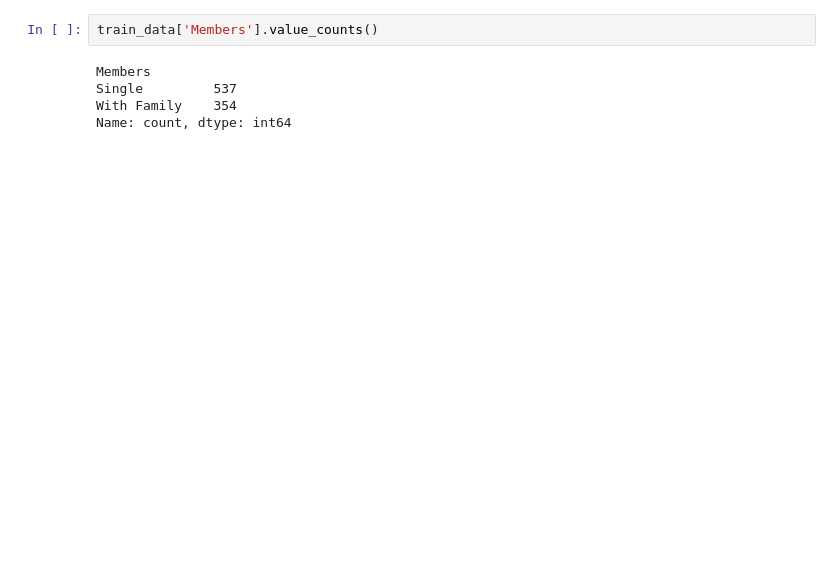
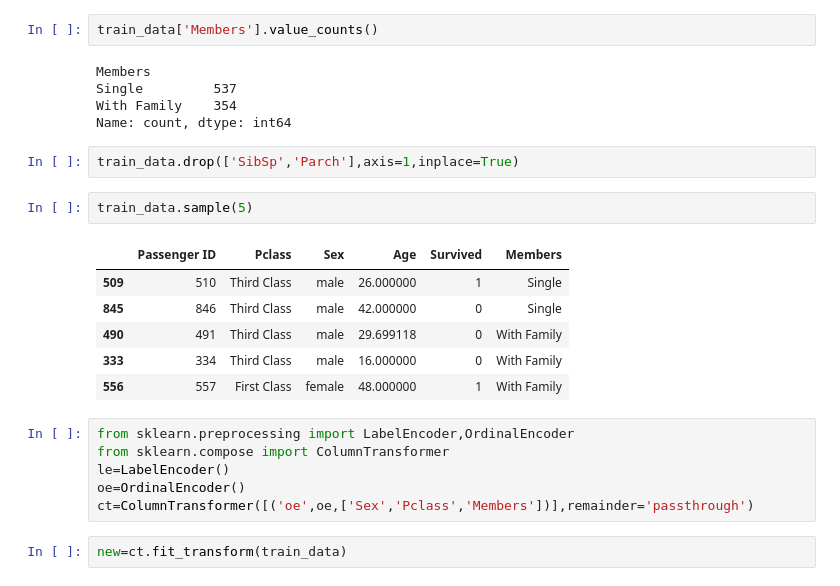
Before and after one commit to ankitg-02/Titanic, a Jupyter notebook: Titanic1.ipynb, the cells around one changed output. Saved outputs shown, nothing was run; the diff lists cells and outputs as text; blank space fills up the shorter version.

```diff
--- a/Titanic1.ipynb
+++ b/Titanic1.ipynb
@@ -282,3 +276,22 @@ Members
 Single         537
 With Family    354
 Name: count, dtype: int64
+# %%
+train_data.drop(['SibSp','Parch'],axis=1,inplace=True)
+# %%
+train_data.sample(5)
+# %% [output]
+|  | Passenger ID | Pclass | Sex | Age | Survived | Members |
+| 509 | 510 | Third Class | male | 26.000000 | 1 | Single |
+| 845 | 846 | Third Class | male | 42.000000 | 0 | Single |
+| 490 | 491 | Third Class | male | 29.699118 | 0 | With Family |
+| 333 | 334 | Third Class | male | 16.000000 | 0 | With Family |
+| 556 | 557 | First Class | female | 48.000000 | 1 | With Family |
+# %%
+from sklearn.preprocessing import LabelEncoder,OrdinalEncoder
+from sklearn.compose import ColumnTransformer
+le=LabelEncoder()
+oe=OrdinalEncoder()
+ct=ColumnTransformer([('oe',oe,['Sex','Pclass','Members'])],remainder='passthrough')
+# %%
+new=ct.fit_transform(train_data)
```
Also changed, not shown: parts of 7 cells of this notebook.
